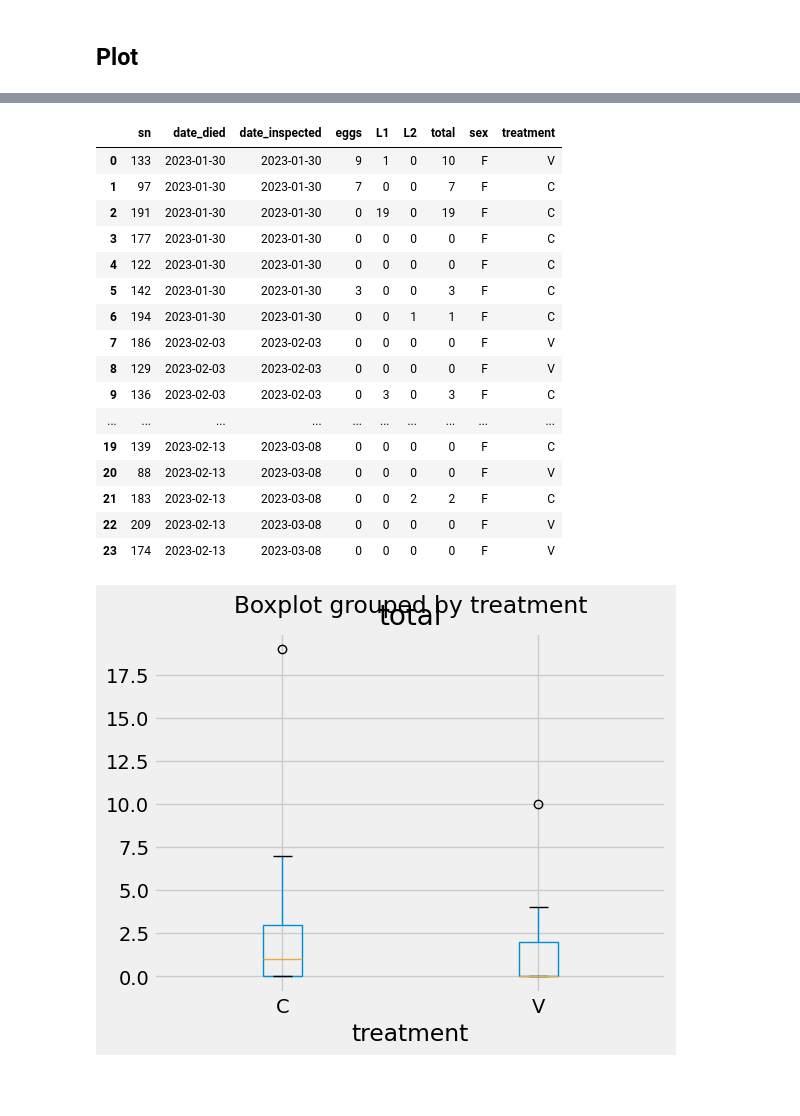
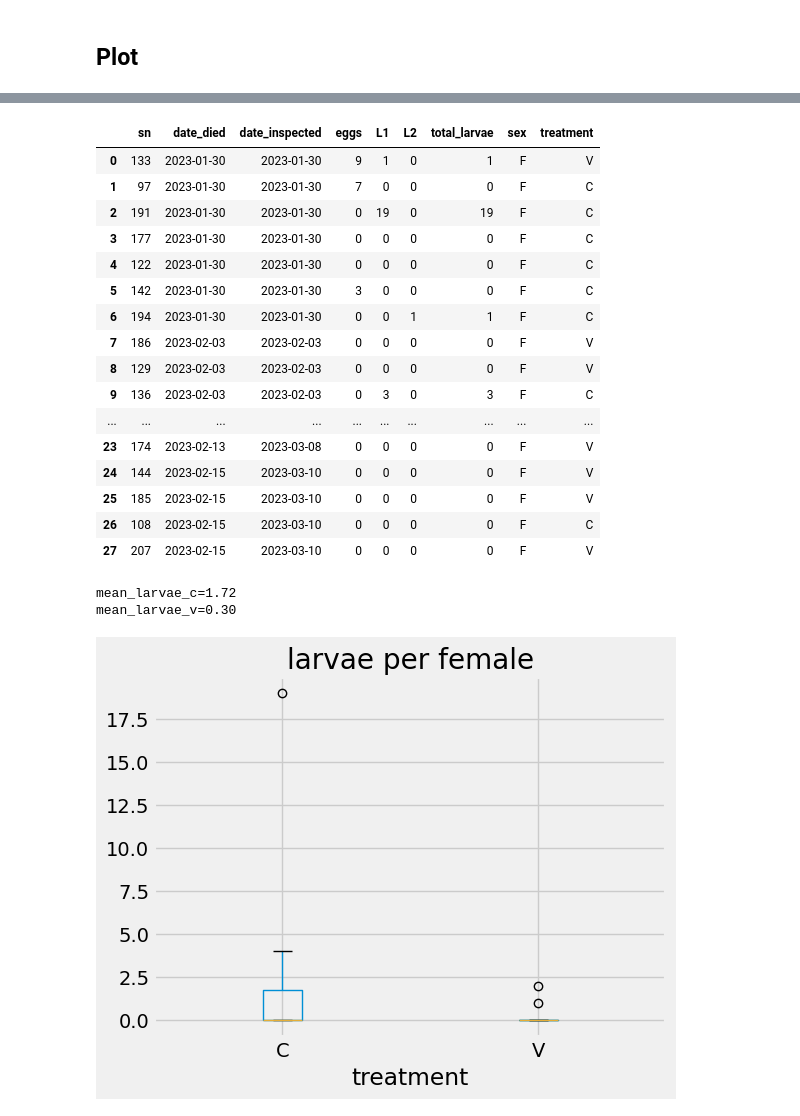
Before and after one commit to aubreymoore/palau-guts-experiment, a Jupyter notebook: newt.ipynb, the cells around one changed output, grey strips where cells are left out. Saved outputs shown, nothing was run; the diff lists cells and outputs as text; code cells hidden in the pictures; blank space fills up the shorter version.

```diff
--- a/newt.ipynb
+++ b/newt.ipynb
@@ -215,30 +215,42 @@ plt.show();
 # %%
 df_eggcount = pd.read_csv('eggcount.csv', parse_dates=True)
-df_eggcount = df_eggcount.assign(total=lambda x: (x['eggs']+x['L1']+x['L2']))
+# df_eggcount = df_eggcount.assign(total=lambda x: (x['eggs']+x['L1']+x['L2']))
+df_eggcount = df_eggcount.assign(total_larvae=lambda x: (x['L1']+x['L2']))
 df_eggcount = df_eggcount.merge(df_beetles)
 df_eggcount
 # %% [output]
-|  | sn | date_died | date_inspected | eggs | L1 | L2 | total | sex | treatment |
-| 0 | 133 | 2023-01-30 | 2023-01-30 | 9 | 1 | 0 | 10 | F | V |
-| 1 | 97 | 2023-01-30 | 2023-01-30 | 7 | 0 | 0 | 7 | F | C |
+|  | sn | date_died | date_inspected | eggs | L1 | L2 | total_larvae | sex | treatment |
+| 0 | 133 | 2023-01-30 | 2023-01-30 | 9 | 1 | 0 | 1 | F | V |
+| 1 | 97 | 2023-01-30 | 2023-01-30 | 7 | 0 | 0 | 0 | F | C |
 | 2 | 191 | 2023-01-30 | 2023-01-30 | 0 | 19 | 0 | 19 | F | C |
 | 3 | 177 | 2023-01-30 | 2023-01-30 | 0 | 0 | 0 | 0 | F | C |
 | 4 | 122 | 2023-01-30 | 2023-01-30 | 0 | 0 | 0 | 0 | F | C |
-| 5 | 142 | 2023-01-30 | 2023-01-30 | 3 | 0 | 0 | 3 | F | C |
+| 5 | 142 | 2023-01-30 | 2023-01-30 | 3 | 0 | 0 | 0 | F | C |
 | 6 | 194 | 2023-01-30 | 2023-01-30 | 0 | 0 | 1 | 1 | F | C |
 | 7 | 186 | 2023-02-03 | 2023-02-03 | 0 | 0 | 0 | 0 | F | V |
 | 8 | 129 | 2023-02-03 | 2023-02-03 | 0 | 0 | 0 | 0 | F | V |
 | 9 | 136 | 2023-02-03 | 2023-02-03 | 0 | 3 | 0 | 3 | F | C |
 | ... | ... | ... | ... | ... | ... | ... | ... | ... | ... |
-| 19 | 139 | 2023-02-13 | 2023-03-08 | 0 | 0 | 0 | 0 | F | C |
-| 20 | 88 | 2023-02-13 | 2023-03-08 | 0 | 0 | 0 | 0 | F | V |
-| 21 | 183 | 2023-02-13 | 2023-03-08 | 0 | 0 | 2 | 2 | F | C |
-| 22 | 209 | 2023-02-13 | 2023-03-08 | 0 | 0 | 0 | 0 | F | V |
 | 23 | 174 | 2023-02-13 | 2023-03-08 | 0 | 0 | 0 | 0 | F | V |
+| 24 | 144 | 2023-02-15 | 2023-03-10 | 0 | 0 | 0 | 0 | F | V |
+| 25 | 185 | 2023-02-15 | 2023-03-10 | 0 | 0 | 0 | 0 | F | V |
+| 26 | 108 | 2023-02-15 | 2023-03-10 | 0 | 0 | 0 | 0 | F | C |
+| 27 | 207 | 2023-02-15 | 2023-03-10 | 0 | 0 | 0 | 0 | F | V |
+# %%
+mean_larvae_c = df_eggcount.query("treatment=='C'").total_larvae.mean()
+mean_larvae_v = df_eggcount.query("treatment=='V'").total_larvae.mean()
+print(f'{mean_larvae_c=:.2f}')
+print(f'{mean_larvae_v=:.2f}')
+# %% [output]
+mean_larvae_c=1.72
+mean_larvae_v=0.30
 # %%
-df_eggcount.boxplot(column='total', by='treatment');
+df_eggcount.boxplot(column='total_larvae', by='treatment')
+plt.title('larvae per female')
+plt.suptitle('')
+plt.show()
 # %% [output]
-[figure, old version]
+[figure, new version]
 # %%
 # Save this notebook
 # This is run to make sure that the current status of this notebook is saved in GitHub
```
Also changed, not shown: parts of 6 cells of this notebook, 3 other files.
